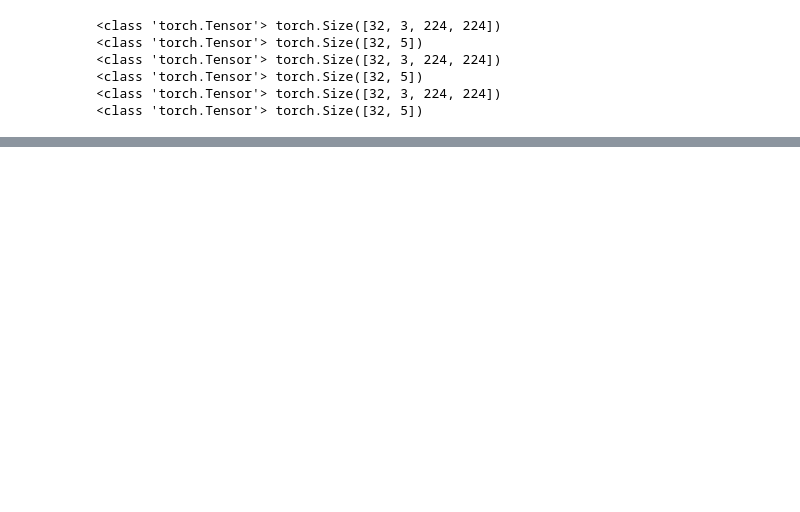
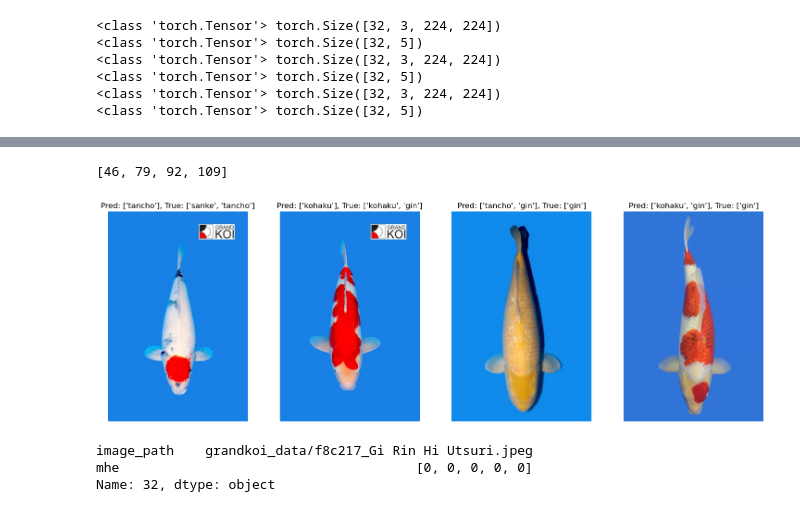
Before and after one commit to annahanslc/koi-price-prediction, a Jupyter notebook: Modeling.ipynb, the cells around one changed output, grey strips where cells are left out. Saved outputs shown, nothing was run; the diff lists cells and outputs as text; code cells hidden in the pictures; blank space fills up the shorter version.

```diff
--- a/Modeling.ipynb
+++ b/Modeling.ipynb
@@ -518,0 +355,53 @@ torch.save(model.state_dict(), 'models/model_resnet18_4_frozen_layers.pth')
+# %%
+# Determine if all labels were predicted correctly
+all_preds_tensor = torch.tensor(all_preds)
+all_labels_tensor = torch.tensor(all_labels)
+matches = (all_preds_tensor == all_labels_tensor).all(dim=1).float() # checks if all labels match
+
+wrong_predictions = []
+for i, match in enumerate(matches):
+  if match == 0:
+    wrong_predictions.append(i)
+
+wrong_predictions
+# %% [output]
+[46, 79, 92, 109]
+# %%
+# check which pictures the model got incorrectly
+LABELS = {0:'kohaku', 1:'sanke', 2:'showa', 3:'tancho', 4:'gin'}
+
+# for each wrong prediction show the image along with the predicted label and the true label
+fig, ax = plt.subplots(1, 4, figsize=(15,5))
+
+for i, idx in enumerate(wrong_predictions):
+
+  image_path = 'pictures/' + test_df['image_path'].iloc[idx]
+  image = mpimg.imread(image_path)
+
+  preds = all_preds[idx]
+  preds_list = []
+  for j, pred in enumerate(preds):
+    if pred==1:
+      preds_list.append(LABELS[j])
+
+  trues = all_labels[idx]
+  trues_list = []
+  for k, true in enumerate(trues):
+    if true==1:
+      trues_list.append(LABELS[k])
+
+  ax[i].imshow(image)
+  ax[i].set_title(f'Pred: {preds_list}, True: {trues_list}')
+  ax[i].axis('off')
+
+plt.tight_layout()
+plt.savefig('0_main_dataset/graphics/mistakes.png', transparent=True)
+plt.show()
+# %% [output]
+[figure, added]
+# %%
+test_df.iloc[32]
+# %% [output]
+image_path    grandkoi_data/f8c217_Gi Rin Hi Utsuri.jpeg
+mhe                                      [0, 0, 0, 0, 0]
+Name: 32, dtype: object
```
Also changed, not shown: parts of 30 cells of this notebook, 17 other files.
